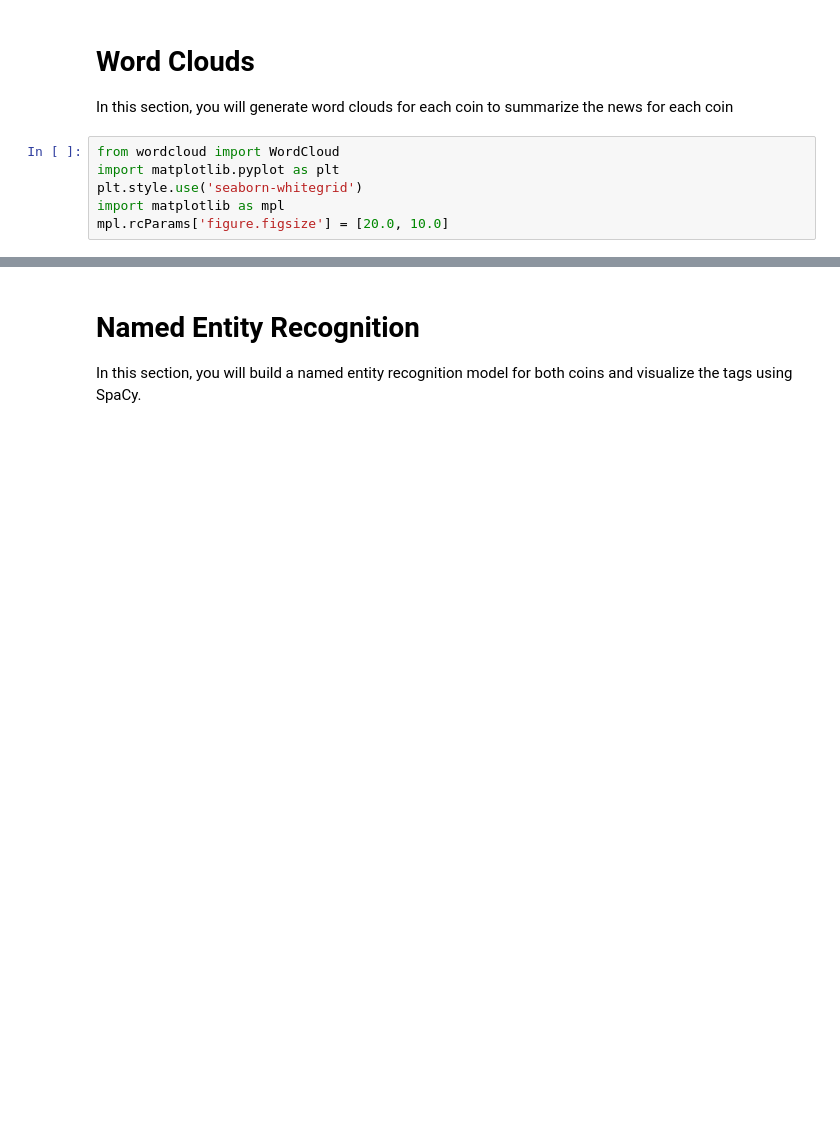
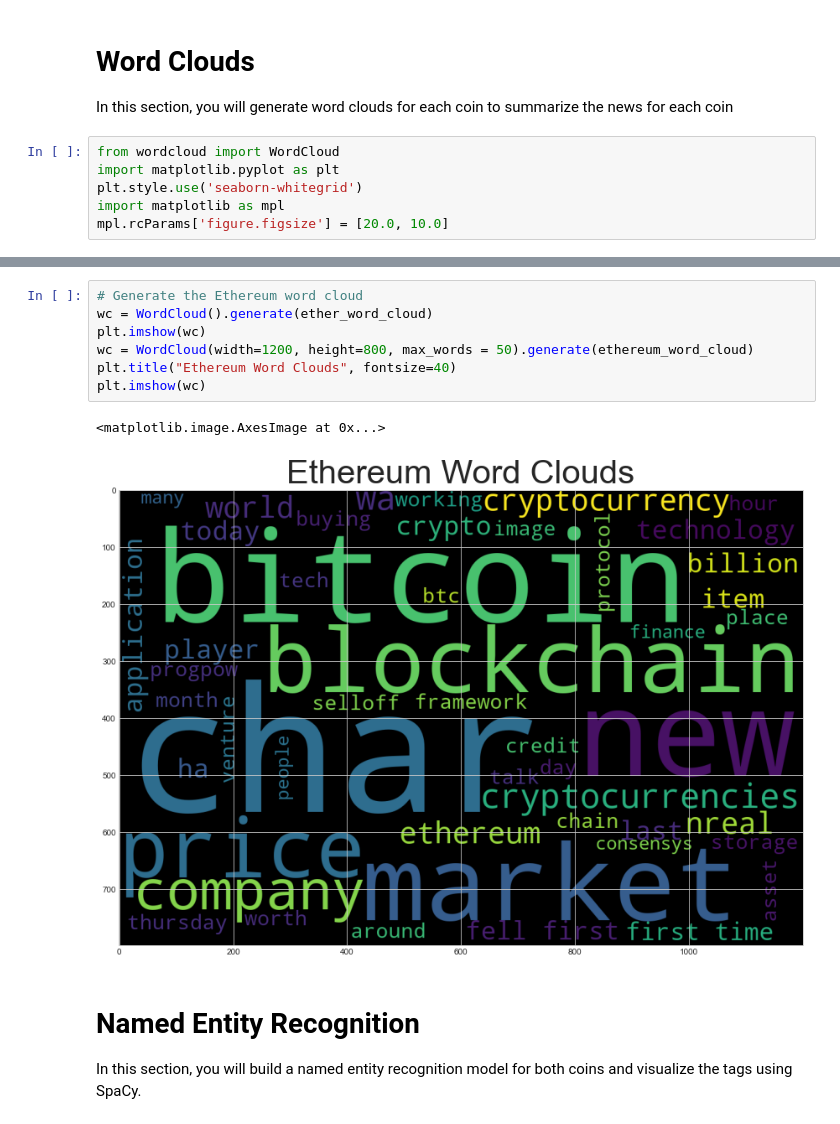
Before and after one commit to kitas91/11-NLP, a Jupyter notebook: crypto_sentiment.ipynb, the cells around one changed output, grey strips where cells are left out. Cells and saved outputs as stored; diff of their text form; blank space fills up the shorter version.

```diff
--- a/crypto_sentiment.ipynb
+++ b/crypto_sentiment.ipynb
@@ -391,3 +394,13 @@ mpl.rcParams['figure.figsize'] = [20.0, 10.0]
+# %%
+# Generate the Ethereum word cloud
+wc = WordCloud().generate(ether_word_cloud)
+plt.imshow(wc)
+wc = WordCloud(width=1200, height=800, max_words = 50).generate(ethereum_word_cloud)
+plt.title("Ethereum Word Clouds", fontsize=40)
+plt.imshow(wc)
+# %% [output]
+<matplotlib.image.AxesImage at 0x...>
+[figure, added]
 # %% [markdown]
 # Named Entity Recognition
 
```
Also changed, not shown: parts of 38 cells of this notebook.
